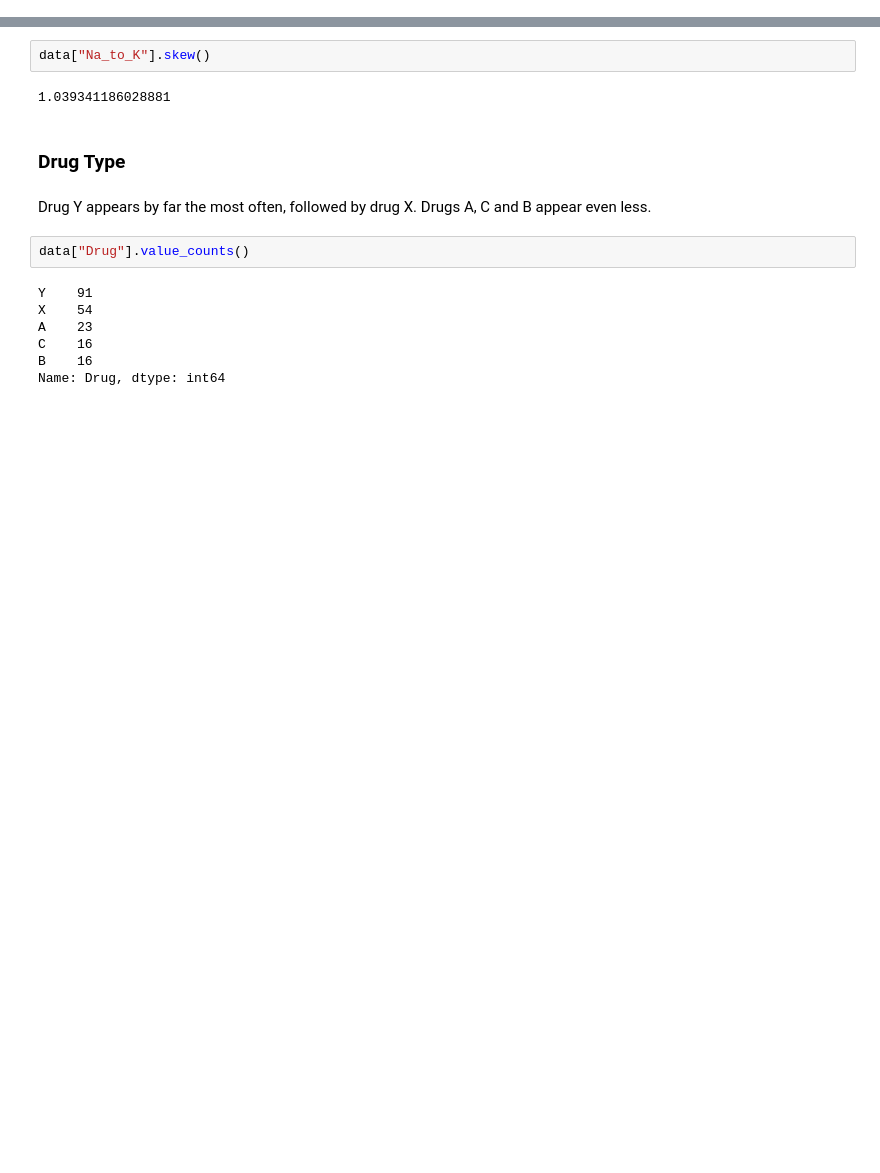
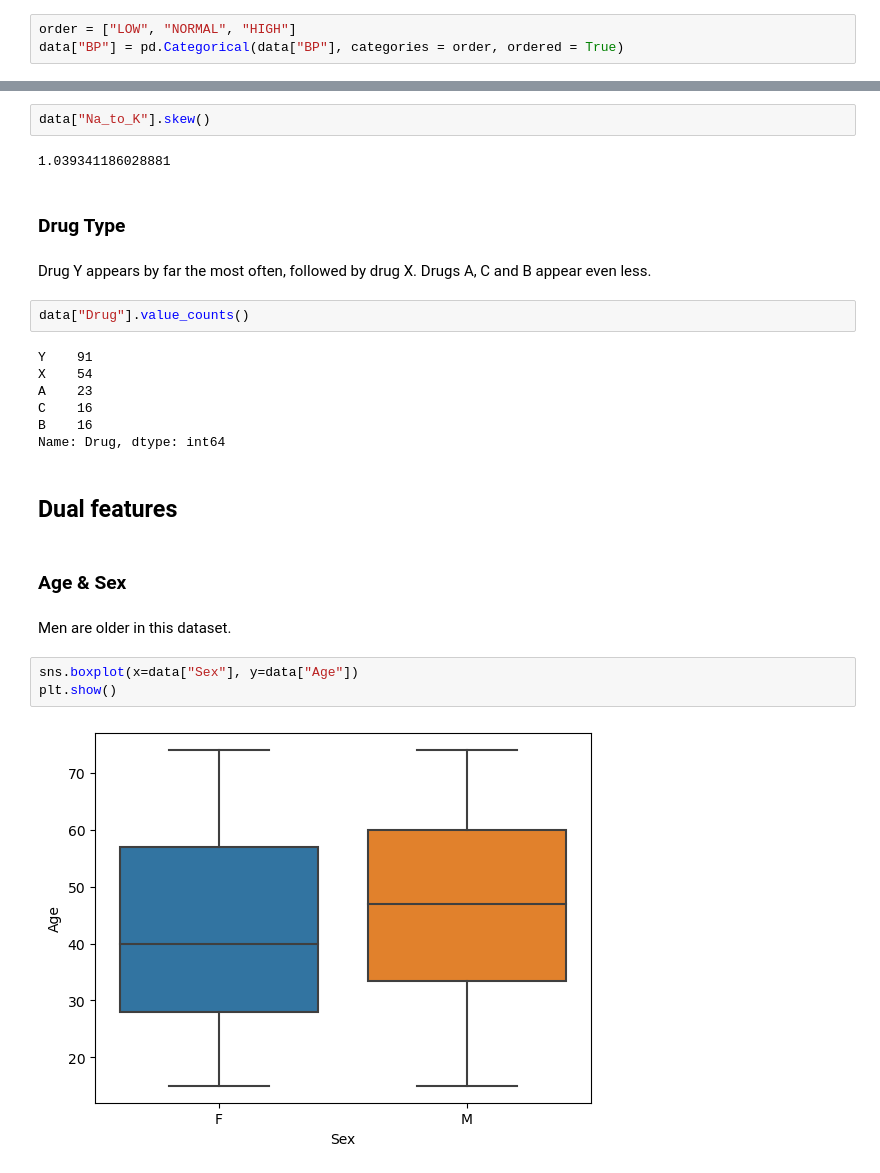
Before and after one commit to SandorCumberbane/Drug-Classification, a Jupyter notebook: Exploratory-Data-Analysis.ipynb, the cells around one changed output, grey strips where cells are left out. Cells and saved outputs as stored; diff of their text form; blank space fills up the shorter version.

```diff
--- a/Exploratory-Data-Analysis.ipynb
+++ b/Exploratory-Data-Analysis.ipynb
@@ -45,3 +49,6 @@ data["Drug"] = data["Drug"].replace(r"[Dd]rug", "", regex=True)
+# %%
+order = ["LOW", "NORMAL", "HIGH"]
+data["BP"] = pd.Categorical(data["BP"], categories = order, ordered = True)
 # %% [markdown]
 ## Single features
 # %% [markdown]
@@ -144,3 +151,14 @@ A    23
 C    16
 B    16
 Name: Drug, dtype: int64
+# %% [markdown]
+## Dual features
+# %% [markdown]
+### Age & Sex
+# %% [markdown]
+Men are older in this dataset.
+# %%
+sns.boxplot(x=data["Sex"], y=data["Age"])
+plt.show()
+# %% [output]
+[figure, added]
```
Also changed, not shown: parts of 70 cells of this notebook.
